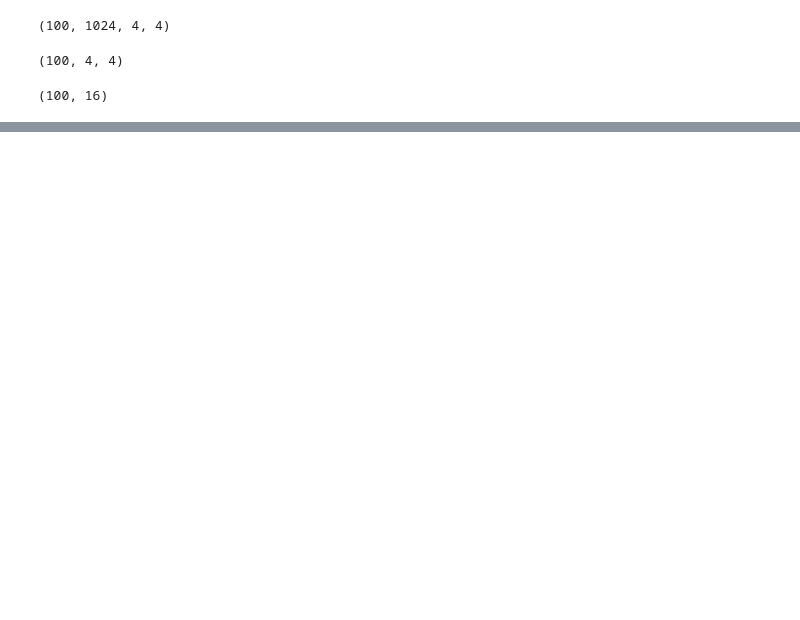
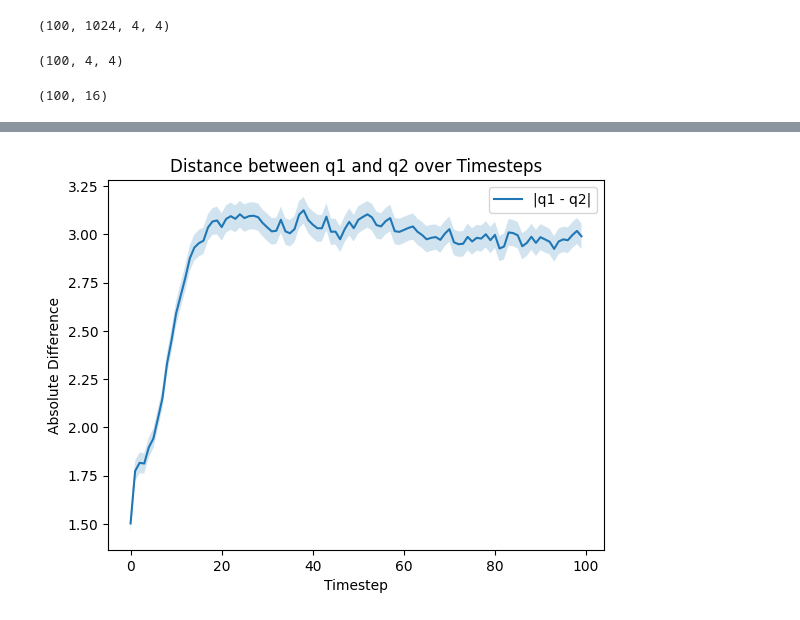
Before and after one commit to wladekpal/golden-standard, a Jupyter notebook: notebooks/plotting/02_10_25_MB_post_hoc_q_dqn_analysis.ipynb, the cells around one changed output, grey strips where cells are left out. Cells and saved outputs as stored; diff of their text form; code cells hidden in the pictures; blank space fills up the shorter version.

```diff
--- a/notebooks/plotting/02_10_25_MB_post_hoc_q_dqn_analysis.ipynb
+++ b/notebooks/plotting/02_10_25_MB_post_hoc_q_dqn_analysis.ipynb
@@ -258,0 +355,19 @@ BoxPushingConfig(grid_size=4, number_of_boxes_min=1, number_of_boxes_max=1, numb
+# %%
+use_targets = False
+
+timesteps_tr = jax.lax.cond(
+    use_targets,
+    lambda: timesteps.replace(),
+    lambda: timesteps.replace(
+        grid=remove_targets(timesteps.grid),
+        goal=remove_targets(timesteps.goal)
+    )
+)
+
+tr_states = timesteps_tr.grid
+tr_actions = timesteps_tr.action
+tr_goals = timesteps_tr.goal
+# %%
+plot_q_value_difference(agent, tr_states, tr_goals, tr_actions, EPISODE_LENGTH, NUM_ENVS)
+# %% [output]
+[figure, added]
```
Also changed, not shown: parts of 24 cells of this notebook, 1 other file.
